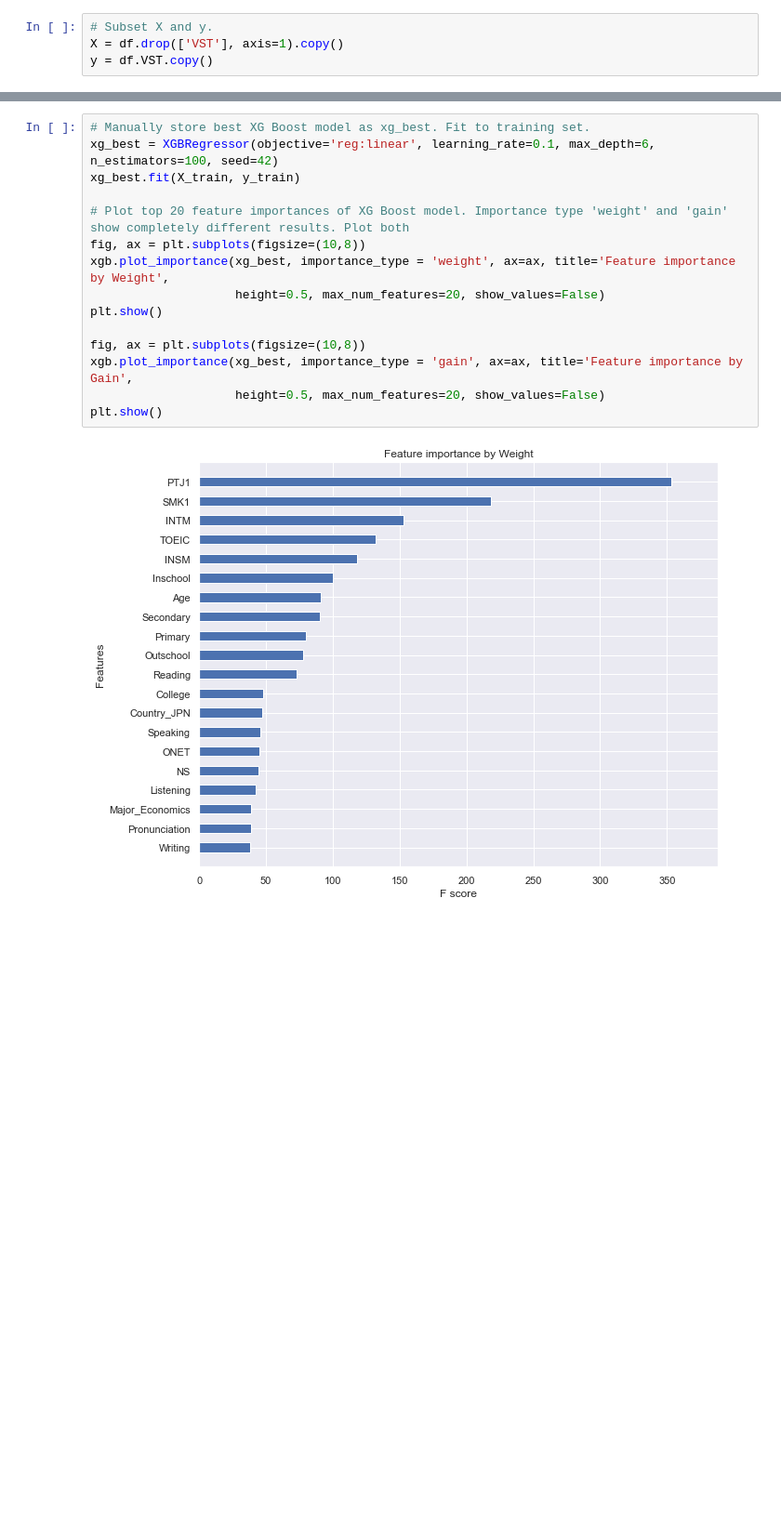
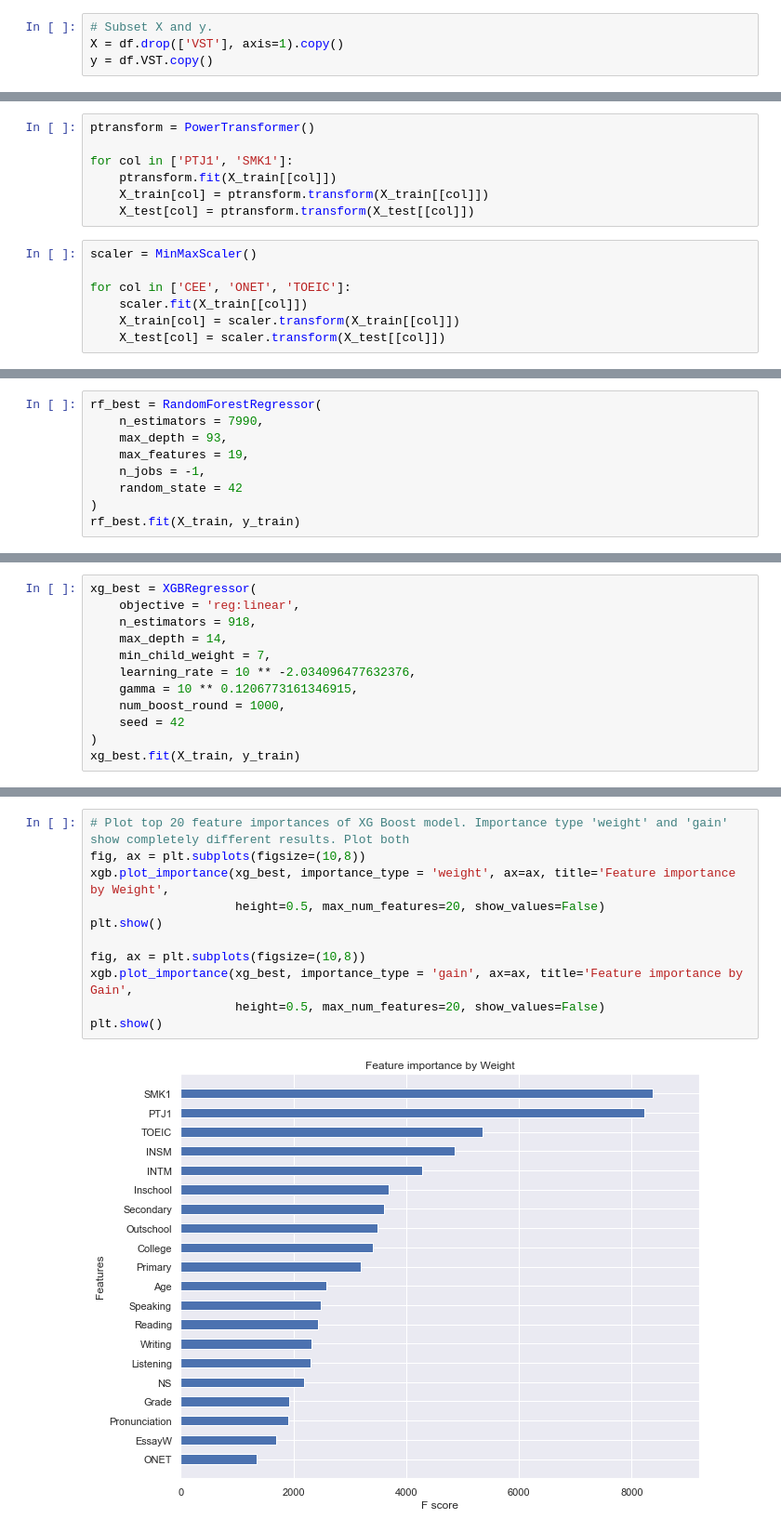
Before and after one commit to Jaester88/Springboard, a Jupyter notebook: Capstone_2_language_proficiency/C2_VST_JaeC_210907.ipynb, the cells around one changed output, grey strips where cells are left out. Shown at 93% size. Saved outputs shown, nothing was run; the diff lists cells and outputs as text; blank space fills up the shorter version.

Commit message:
210921 Bayesian Optimization added for all models and some more optimizations. Up to 0.83 R^2 for RF - best performance so far.

```diff
--- a/Capstone_2_language_proficiency/C2_VST_JaeC_210907.ipynb
+++ b/Capstone_2_language_proficiency/C2_VST_JaeC_210907.ipynb
@@ -103,0 +149,14 @@ params = {
+# %%
+ptransform = PowerTransformer()
+
+for col in ['PTJ1', 'SMK1']:
+    ptransform.fit(X_train[[col]])
+    X_train[col] = ptransform.transform(X_train[[col]])
+    X_test[col] = ptransform.transform(X_test[[col]])
+# %%
+scaler = MinMaxScaler()
+
+for col in ['CEE', 'ONET', 'TOEIC']:
+    scaler.fit(X_train[[col]])
+    X_train[col] = scaler.transform(X_train[[col]])
+    X_test[col] = scaler.transform(X_test[[col]])
@@ -103,0 +336,9 @@ params = {
+# %%
+rf_best = RandomForestRegressor(
+    n_estimators = 7990,
+    max_depth = 93,
+    max_features = 19,
+    n_jobs = -1,
+    random_state = 42
+)
+rf_best.fit(X_train, y_train)
@@ -154,0 +433,12 @@ params = {
+# %%
+xg_best = XGBRegressor(
+    objective = 'reg:linear',
+    n_estimators = 918,
+    max_depth = 14,
+    min_child_weight = 7,
+    learning_rate = 10 ** -2.034096477632376,
+    gamma = 10 ** 0.1206773161346915,
+    num_boost_round = 1000,
+    seed = 42
+)
+xg_best.fit(X_train, y_train)
@@ -155,17 +456,13 @@ params = {
 # %%
-# Manually store best XG Boost model as xg_best. Fit to training set.
-xg_best = XGBRegressor(objective='reg:linear', learning_rate=0.1, max_depth=6, n_estimators=100, seed=42)
-xg_best.fit(X_train, y_train)
-
 # Plot top 20 feature importances of XG Boost model. Importance type 'weight' and 'gain' show completely different results. Plot both
 fig, ax = plt.subplots(figsize=(10,8))
 xgb.plot_importance(xg_best, importance_type = 'weight', ax=ax, title='Feature importance by Weight',
                     height=0.5, max_num_features=20, show_values=False)
 plt.show()
 
 fig, ax = plt.subplots(figsize=(10,8))
 xgb.plot_importance(xg_best, importance_type = 'gain', ax=ax, title='Feature importance by Gain',
                     height=0.5, max_num_features=20, show_values=False)
 plt.show()
 # %% [output]
-[figure, old version]
+[figure, new version]
```
Also changed, not shown: parts of 47 cells of this notebook.
